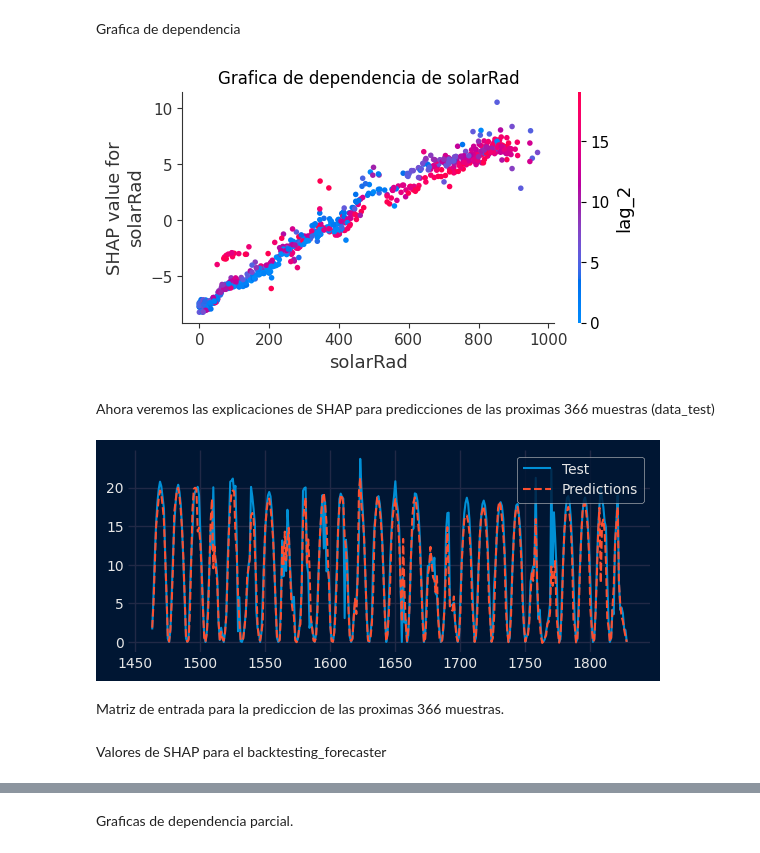
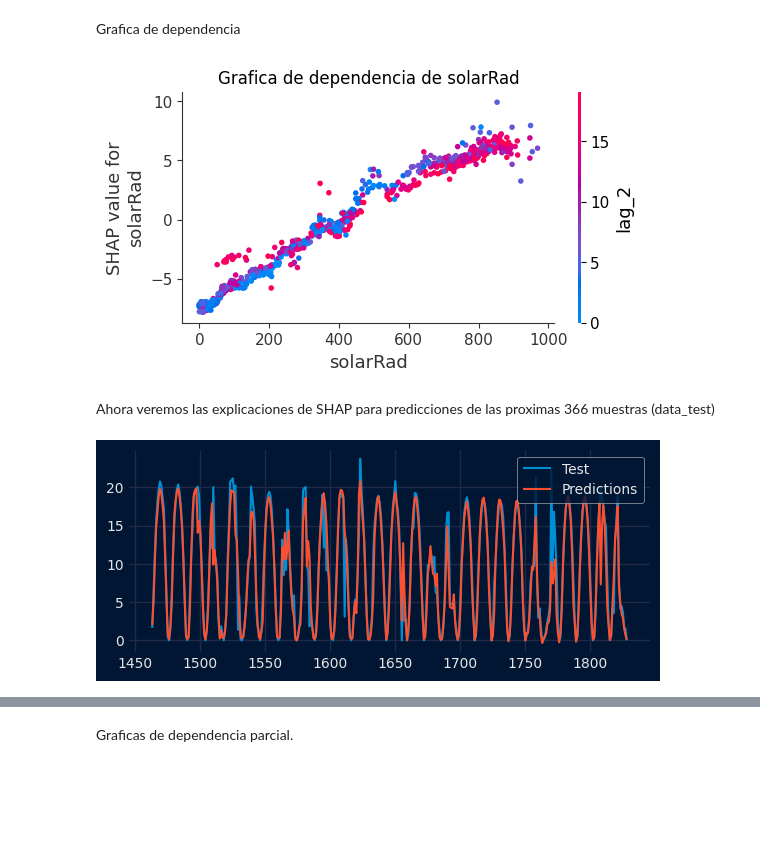
Before and after one commit to GuilleBlancoUC/TFG---IA-DE-PREDICCION-FOTOVOLTAICA, a Jupyter notebook: 3 - Código/ForescastLorca.ipynb, the cells around one changed output, grey strips where cells are left out. Drawn from its saved outputs; the diff is of its cells as text; code cells hidden in the pictures; blank space fills up the shorter version.

```diff
--- a/3 - Código/ForescastLorca.ipynb
+++ b/3 - Código/ForescastLorca.ipynb
@@ -77,7 +119,7 @@ grid_search = grid_search_forecaster(
 El primer paso es crear el forecaster.
 # %%
 forecaster = ForecasterRecursive(
-    estimator = XGBRegressor(learning_rate = 0.01, max_depth = 9, n_estimators = 900, subsample = 0.6),
+    estimator = XGBRegressor(learning_rate = 0.01, max_depth = 5, n_estimators = 900, subsample = 0.8),
     lags = 3
 )
 # %% [markdown]
@@ -171,19 +213,17 @@ ax.set_title('Grafica de dependencia de solarRad')
 shap.dependence_plot("solarRad", shap_values, x_train_sample, ax=ax)
 plt.show()
 # %% [output]
-[figure, old version]
+[figure, new version]
 # %% [markdown]
 Ahora veremos las explicaciones de SHAP para predicciones de las proximas 366 muestras (data_test)
 # %%
 pred = forecaster.predict(steps=366, exog=data_test[exogenas])
 set_dark_theme()
 fig, ax = plt.subplots(figsize=(6, 2.5))
 data_test['Power_gen'].plot(ax=ax, label='Test')
-pred.plot(ax=ax, label='Predictions', linestyle='--')
+pred.plot(ax=ax, label='Predictions', linestyle='-')
 ax.set_xlabel(None)
 ax.legend()
 plt.show()
 # %% [output]
-[figure, old version]
+[figure, new version]
-# %% [markdown]
-Matriz de entrada para la prediccion de las proximas 366 muestras.
@@ -195,2 +229,0 @@ x_predict = forecaster.create_predict_X(
-# %% [markdown]
-Valores de SHAP para el backtesting_forecaster
```
Also changed, not shown: parts of 21 cells of this notebook, 6 other files.
